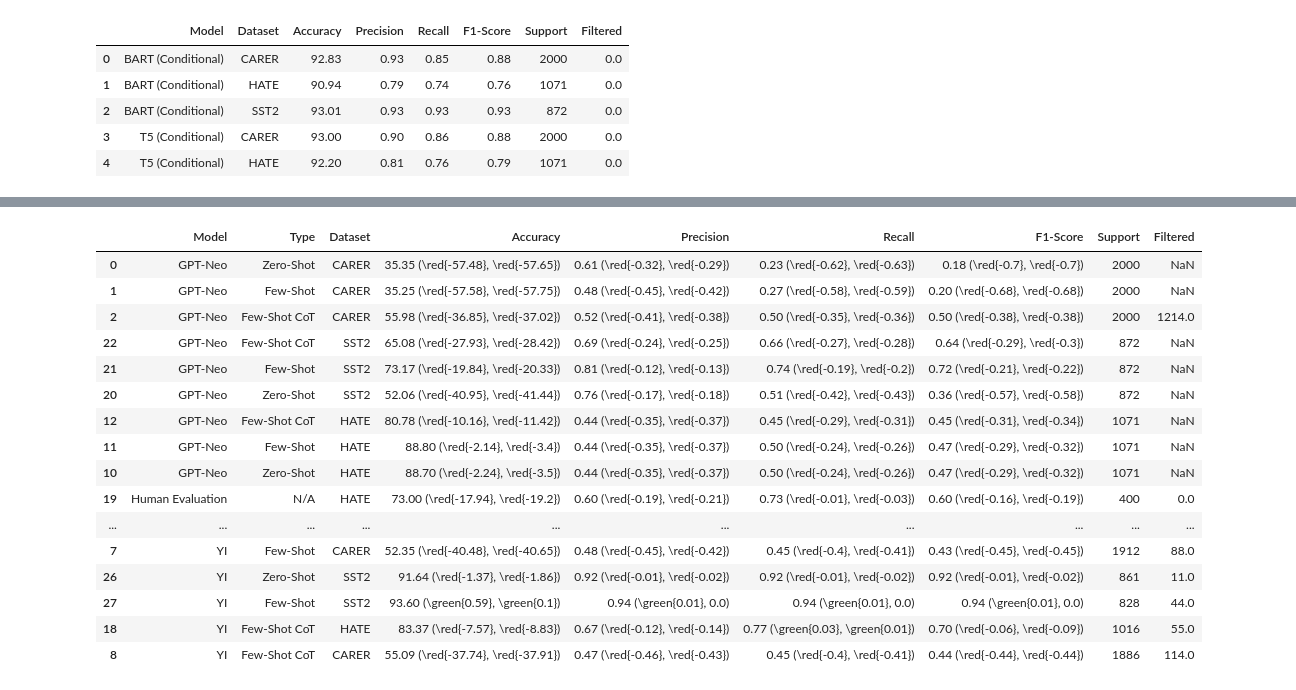
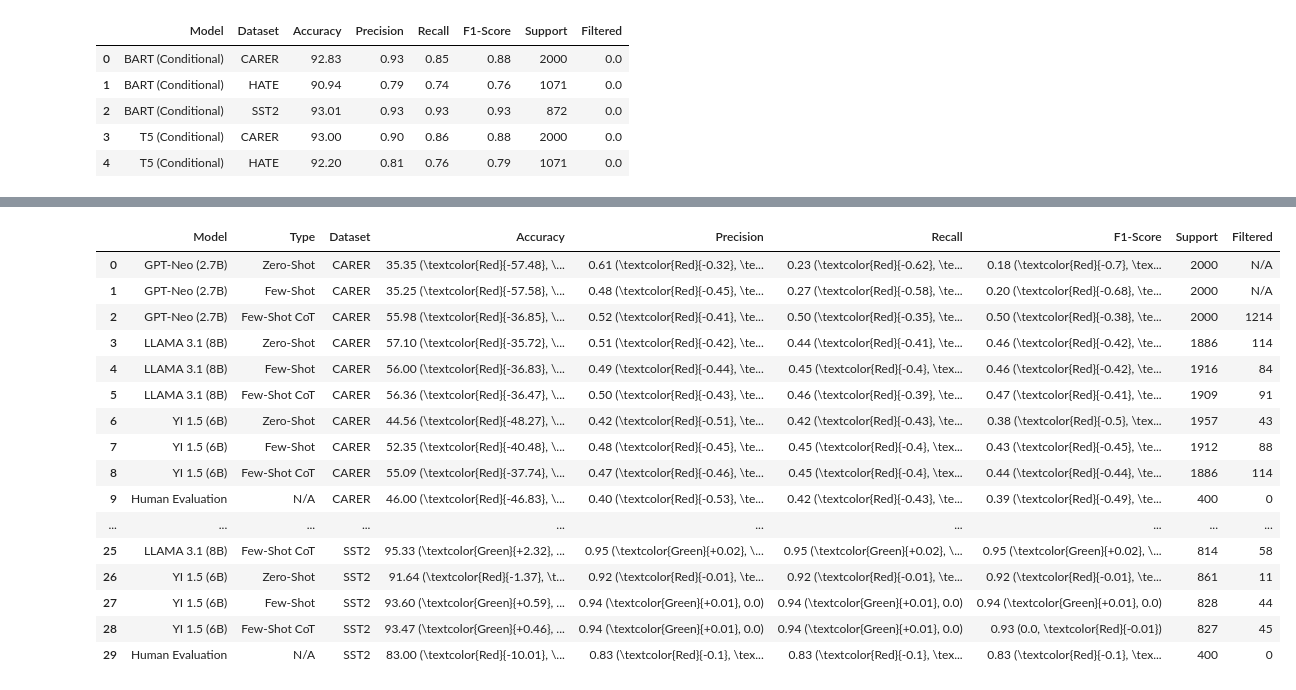
Before and after one commit to echung32/ics661-final-project, a Jupyter notebook: data-collated/calculate-relatives.ipynb, the cells around one changed output, grey strips where cells are left out. Saved outputs shown, nothing was run; the diff lists cells and outputs as text; code cells hidden in the pictures.

Commit message:
add model version and size to table output

```diff
--- a/data-collated/calculate-relatives.ipynb
+++ b/data-collated/calculate-relatives.ipynb
@@ -24,12 +26,20 @@ display(df.head())
 # %%
 def format_diff(value):
     if value < 0:
-        text = f"\\red{{{value}}}"
+        text = f"\\textcolor{{Red}}{{{value}}}"
     elif value == 0:
         text = f"{value}"
     else:
-        text = f"\\green{{{value}}}"
+        text = f"\\textcolor{{Green}}{{+{value}}}"
     return text
+
+model_metadata = {
+    "BART": "(139M)",
+    "T5": "(223M)",
+    "GPT-Neo": "(2.7B)",
+    "LLAMA": "3.1 (8B)",
+    "YI": "1.5 (6B)",
+}
 # %%
 formatted_results = []
 for i, dataset in enumerate(datasets):
@@ -43,12 +53,13 @@ for i, dataset in enumerate(datasets):
     for _, row in df[df["Dataset"] == dataset].iloc[2:].iterrows():
         model_scores = dict(row)
 
-        print(model_scores)
-
         if model_scores["Model"] == "Human Evaluation":
             formatted_row = {"Model": model_scores["Model"], "Type": "N/A"}
         else:
-            formatted_row = {"Model": model_scores["Model"].split(" ")[0], "Type": " ".join(model_scores["Model"].split(" ")[1:])}
+            model_name = model_scores["Model"].split(" ")[0]
+            model_version = model_metadata.get(model_name, "")
+            full_model_name = f"{model_name} {model_version}" if model_version else model_name
+            formatted_row = {"Model": full_model_name, "Type": " ".join(model_scores["Model"].split(" ")[1:])}
 
         formatted_row["Dataset"] = dataset
         for metric in ["Accuracy", "Precision", "Recall", "F1-Score"]:
@@ -58,7 +69,7 @@ for i, dataset in enumerate(datasets):
             formatted_row[metric] = f"{model_scores[metric]:.2f} ({format_diff(bart_diff)}, {format_diff(t5_diff)})"
 
         formatted_row["Support"] = model_scores["Support"]
-        formatted_row["Filtered"] = model_scores["Filtered"]
+        formatted_row["Filtered"] = "N/A" if math.isnan(model_scores["Filtered"]) else int(model_scores["Filtered"])
 
         formatted_results.append(formatted_row)
 # %% [output]
@@ -82,22 +82,21 @@ for i, dataset in enumerate(datasets):
 # %%
 final_df = pd.DataFrame(formatted_results)
-sorted_df = final_df.sort_values(by="Model")
-display(sorted_df)
+display(final_df)
 # %% [output]
 |  | Model | Type | Dataset | Accuracy | Precision | Recall | F1-Score | Support | Filtered |
-| 0 | GPT-Neo | Zero-Shot | CARER | 35.35 (\red{-57.48}, \red{-57.65}) | 0.61 (\red{-0.32}, \red{-0.29}) | 0.23 (\red{-0.62}, \red{-0.63}) | 0.18 (\red{-0.7}, \red{-0.7}) | 2000 | NaN |
-| 1 | GPT-Neo | Few-Shot | CARER | 35.25 (\red{-57.58}, \red{-57.75}) | 0.48 (\red{-0.45}, \red{-0.42}) | 0.27 (\red{-0.58}, \red{-0.59}) | 0.20 (\red{-0.68}, \red{-0.68}) | 2000 | NaN |
-| 2 | GPT-Neo | Few-Shot CoT | CARER | 55.98 (\red{-36.85}, \red{-37.02}) | 0.52 (\red{-0.41}, \red{-0.38}) | 0.50 (\red{-0.35}, \red{-0.36}) | 0.50 (\red{-0.38}, \red{-0.38}) | 2000 | 1214.0 |
-| 22 | GPT-Neo | Few-Shot CoT | SST2 | 65.08 (\red{-27.93}, \red{-28.42}) | 0.69 (\red{-0.24}, \red{-0.25}) | 0.66 (\red{-0.27}, \red{-0.28}) | 0.64 (\red{-0.29}, \red{-0.3}) | 872 | NaN |
-| 21 | GPT-Neo | Few-Shot | SST2 | 73.17 (\red{-19.84}, \red{-20.33}) | 0.81 (\red{-0.12}, \red{-0.13}) | 0.74 (\red{-0.19}, \red{-0.2}) | 0.72 (\red{-0.21}, \red{-0.22}) | 872 | NaN |
-| 20 | GPT-Neo | Zero-Shot | SST2 | 52.06 (\red{-40.95}, \red{-41.44}) | 0.76 (\red{-0.17}, \red{-0.18}) | 0.51 (\red{-0.42}, \red{-0.43}) | 0.36 (\red{-0.57}, \red{-0.58}) | 872 | NaN |
-| 12 | GPT-Neo | Few-Shot CoT | HATE | 80.78 (\red{-10.16}, \red{-11.42}) | 0.44 (\red{-0.35}, \red{-0.37}) | 0.45 (\red{-0.29}, \red{-0.31}) | 0.45 (\red{-0.31}, \red{-0.34}) | 1071 | NaN |
-| 11 | GPT-Neo | Few-Shot | HATE | 88.80 (\red{-2.14}, \red{-3.4}) | 0.44 (\red{-0.35}, \red{-0.37}) | 0.50 (\red{-0.24}, \red{-0.26}) | 0.47 (\red{-0.29}, \red{-0.32}) | 1071 | NaN |
-| 10 | GPT-Neo | Zero-Shot | HATE | 88.70 (\red{-2.24}, \red{-3.5}) | 0.44 (\red{-0.35}, \red{-0.37}) | 0.50 (\red{-0.24}, \red{-0.26}) | 0.47 (\red{-0.29}, \red{-0.32}) | 1071 | NaN |
-| 19 | Human Evaluation | N/A | HATE | 73.00 (\red{-17.94}, \red{-19.2}) | 0.60 (\red{-0.19}, \red{-0.21}) | 0.73 (\red{-0.01}, \red{-0.03}) | 0.60 (\red{-0.16}, \red{-0.19}) | 400 | 0.0 |
+| 0 | GPT-Neo (2.7B) | Zero-Shot | CARER | 35.35 (\textcolor{Red}{-57.48}, \... | 0.61 (\textcolor{Red}{-0.32}, \te... | 0.23 (\textcolor{Red}{-0.62}, \te... | 0.18 (\textcolor{Red}{-0.7}, \tex... | 2000 | N/A |
+| 1 | GPT-Neo (2.7B) | Few-Shot | CARER | 35.25 (\textcolor{Red}{-57.58}, \... | 0.48 (\textcolor{Red}{-0.45}, \te... | 0.27 (\textcolor{Red}{-0.58}, \te... | 0.20 (\textcolor{Red}{-0.68}, \te... | 2000 | N/A |
+| 2 | GPT-Neo (2.7B) | Few-Shot CoT | CARER | 55.98 (\textcolor{Red}{-36.85}, \... | 0.52 (\textcolor{Red}{-0.41}, \te... | 0.50 (\textcolor{Red}{-0.35}, \te... | 0.50 (\textcolor{Red}{-0.38}, \te... | 2000 | 1214 |
+| 3 | LLAMA 3.1 (8B) | Zero-Shot | CARER | 57.10 (\textcolor{Red}{-35.72}, \... | 0.51 (\textcolor{Red}{-0.42}, \te... | 0.44 (\textcolor{Red}{-0.41}, \te... | 0.46 (\textcolor{Red}{-0.42}, \te... | 1886 | 114 |
+| 4 | LLAMA 3.1 (8B) | Few-Shot | CARER | 56.00 (\textcolor{Red}{-36.83}, \... | 0.49 (\textcolor{Red}{-0.44}, \te... | 0.45 (\textcolor{Red}{-0.4}, \tex... | 0.46 (\textcolor{Red}{-0.42}, \te... | 1916 | 84 |
+| 5 | LLAMA 3.1 (8B) | Few-Shot CoT | CARER | 56.36 (\textcolor{Red}{-36.47}, \... | 0.50 (\textcolor{Red}{-0.43}, \te... | 0.46 (\textcolor{Red}{-0.39}, \te... | 0.47 (\textcolor{Red}{-0.41}, \te... | 1909 | 91 |
+| 6 | YI 1.5 (6B) | Zero-Shot | CARER | 44.56 (\textcolor{Red}{-48.27}, \... | 0.42 (\textcolor{Red}{-0.51}, \te... | 0.42 (\textcolor{Red}{-0.43}, \te... | 0.38 (\textcolor{Red}{-0.5}, \tex... | 1957 | 43 |
+| 7 | YI 1.5 (6B) | Few-Shot | CARER | 52.35 (\textcolor{Red}{-40.48}, \... | 0.48 (\textcolor{Red}{-0.45}, \te... | 0.45 (\textcolor{Red}{-0.4}, \tex... | 0.43 (\textcolor{Red}{-0.45}, \te... | 1912 | 88 |
+| 8 | YI 1.5 (6B) | Few-Shot CoT | CARER | 55.09 (\textcolor{Red}{-37.74}, \... | 0.47 (\textcolor{Red}{-0.46}, \te... | 0.45 (\textcolor{Red}{-0.4}, \tex... | 0.44 (\textcolor{Red}{-0.44}, \te... | 1886 | 114 |
+| 9 | Human Evaluation | N/A | CARER | 46.00 (\textcolor{Red}{-46.83}, \... | 0.40 (\textcolor{Red}{-0.53}, \te... | 0.42 (\textcolor{Red}{-0.43}, \te... | 0.39 (\textcolor{Red}{-0.49}, \te... | 400 | 0 |
 | ... | ... | ... | ... | ... | ... | ... | ... | ... | ... |
-| 7 | YI | Few-Shot | CARER | 52.35 (\red{-40.48}, \red{-40.65}) | 0.48 (\red{-0.45}, \red{-0.42}) | 0.45 (\red{-0.4}, \red{-0.41}) | 0.43 (\red{-0.45}, \red{-0.45}) | 1912 | 88.0 |
-| 26 | YI | Zero-Shot | SST2 | 91.64 (\red{-1.37}, \red{-1.86}) | 0.92 (\red{-0.01}, \red{-0.02}) | 0.92 (\red{-0.01}, \red{-0.02}) | 0.92 (\red{-0.01}, \red{-0.02}) | 861 | 11.0 |
-| 27 | YI | Few-Shot | SST2 | 93.60 (\green{0.59}, \green{0.1}) | 0.94 (\green{0.01}, 0.0) | 0.94 (\green{0.01}, 0.0) | 0.94 (\green{0.01}, 0.0) | 828 | 44.0 |
-| 18 | YI | Few-Shot CoT | HATE | 83.37 (\red{-7.57}, \red{-8.83}) | 0.67 (\red{-0.12}, \red{-0.14}) | 0.77 (\green{0.03}, \green{0.01}) | 0.70 (\red{-0.06}, \red{-0.09}) | 1016 | 55.0 |
-| 8 | YI | Few-Shot CoT | CARER | 55.09 (\red{-37.74}, \red{-37.91}) | 0.47 (\red{-0.46}, \red{-0.43}) | 0.45 (\red{-0.4}, \red{-0.41}) | 0.44 (\red{-0.44}, \red{-0.44}) | 1886 | 114.0 |
+| 25 | LLAMA 3.1 (8B) | Few-Shot CoT | SST2 | 95.33 (\textcolor{Green}{+2.32}, ... | 0.95 (\textcolor{Green}{+0.02}, \... | 0.95 (\textcolor{Green}{+0.02}, \... | 0.95 (\textcolor{Green}{+0.02}, \... | 814 | 58 |
+| 26 | YI 1.5 (6B) | Zero-Shot | SST2 | 91.64 (\textcolor{Red}{-1.37}, \t... | 0.92 (\textcolor{Red}{-0.01}, \te... | 0.92 (\textcolor{Red}{-0.01}, \te... | 0.92 (\textcolor{Red}{-0.01}, \te... | 861 | 11 |
+| 27 | YI 1.5 (6B) | Few-Shot | SST2 | 93.60 (\textcolor{Green}{+0.59}, ... | 0.94 (\textcolor{Green}{+0.01}, 0.0) | 0.94 (\textcolor{Green}{+0.01}, 0.0) | 0.94 (\textcolor{Green}{+0.01}, 0.0) | 828 | 44 |
+| 28 | YI 1.5 (6B) | Few-Shot CoT | SST2 | 93.47 (\textcolor{Green}{+0.46}, ... | 0.94 (\textcolor{Green}{+0.01}, 0.0) | 0.94 (\textcolor{Green}{+0.01}, 0.0) | 0.93 (0.0, \textcolor{Red}{-0.01}) | 827 | 45 |
+| 29 | Human Evaluation | N/A | SST2 | 83.00 (\textcolor{Red}{-10.01}, \... | 0.83 (\textcolor{Red}{-0.1}, \tex... | 0.83 (\textcolor{Red}{-0.1}, \tex... | 0.83 (\textcolor{Red}{-0.1}, \tex... | 400 | 0 |
```
Also changed, not shown: parts of 3 cells of this notebook, 1 other file.
